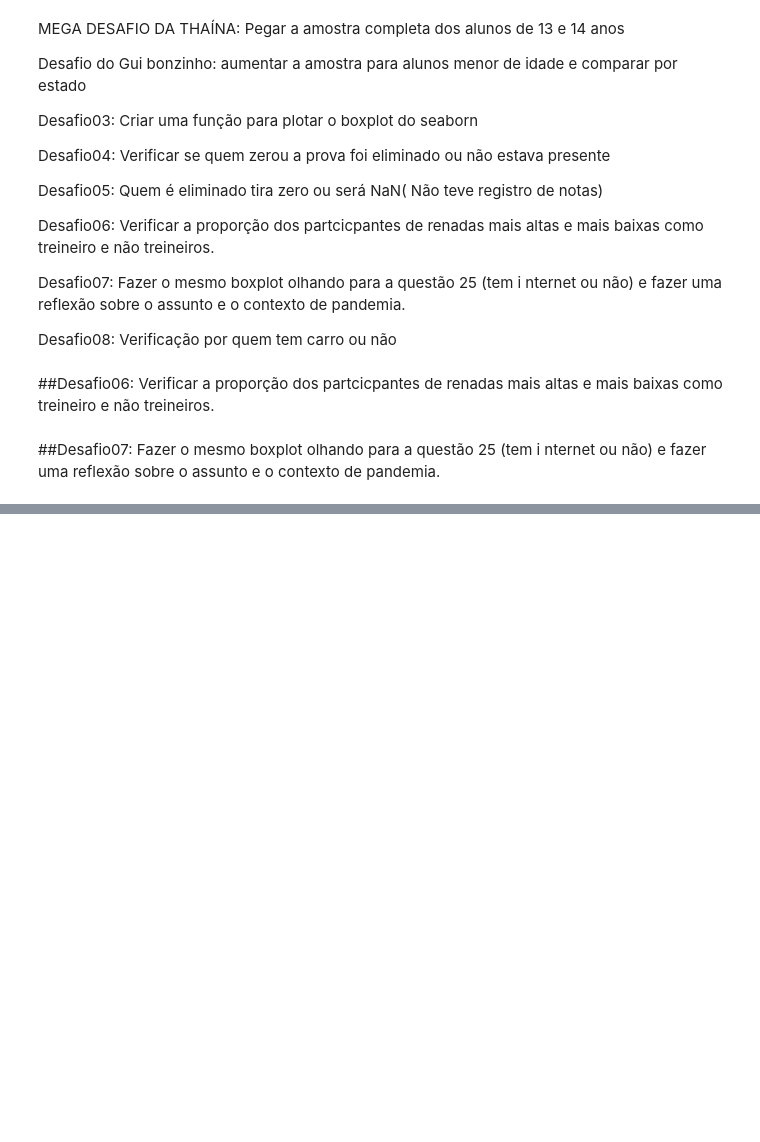
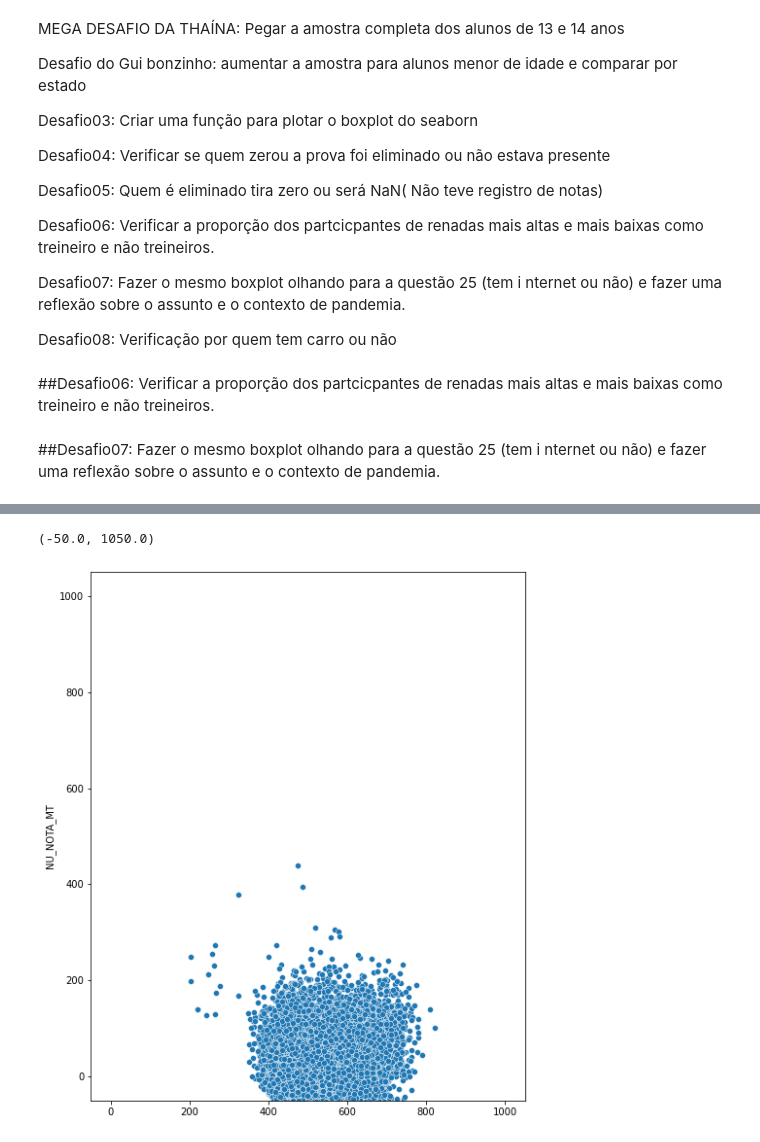
Before and after one commit to luiscals/Imersao_Dados_Alura, a Jupyter notebook: ImersãoDadosAlura_2_0.ipynb, the cells around one changed output, grey strips where cells are left out. Saved outputs shown, nothing was run; the diff lists cells and outputs as text; code cells hidden in the pictures; blank space fills up the shorter version.

```diff
--- a/ImersãoDadosAlura_2_0.ipynb
+++ b/ImersãoDadosAlura_2_0.ipynb
@@ -805,0 +881,9 @@ sns.pairplot(dados_sem_notas_zero[provas])
+# %%
+#Plotando o scatterplot das variáveis com o erro
+plt.figure(figsize=(8,10))
+sns.scatterplot(x=predicoes_matematica, y=y_teste - predicoes_matematica)
+plt.xlim((-50,1050))
+plt.ylim((-50,1050))
+# %% [output]
+(-50.0, 1050.0)
+[figure, added]
```
Also changed, not shown: parts of 31 cells of this notebook.
